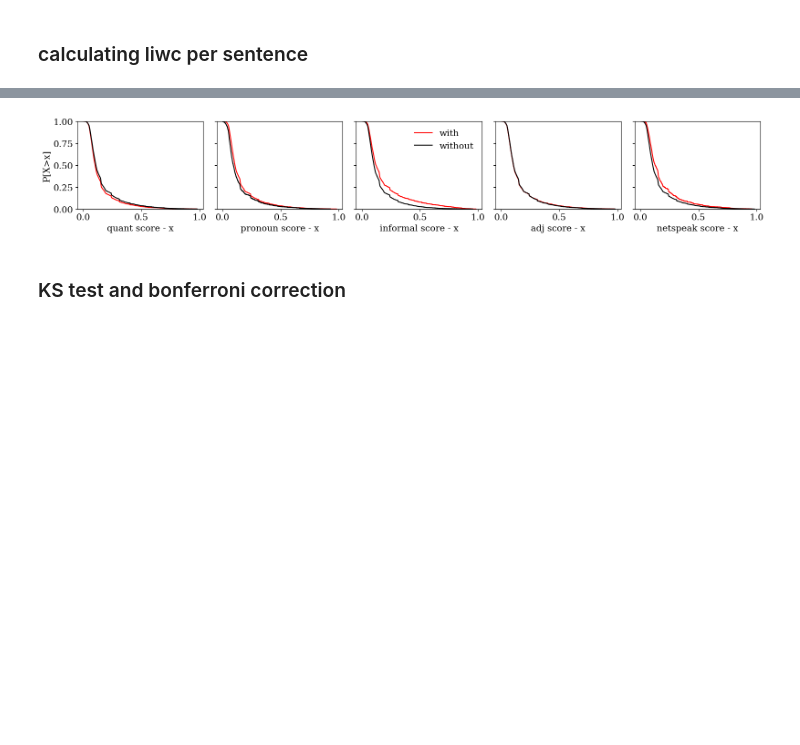
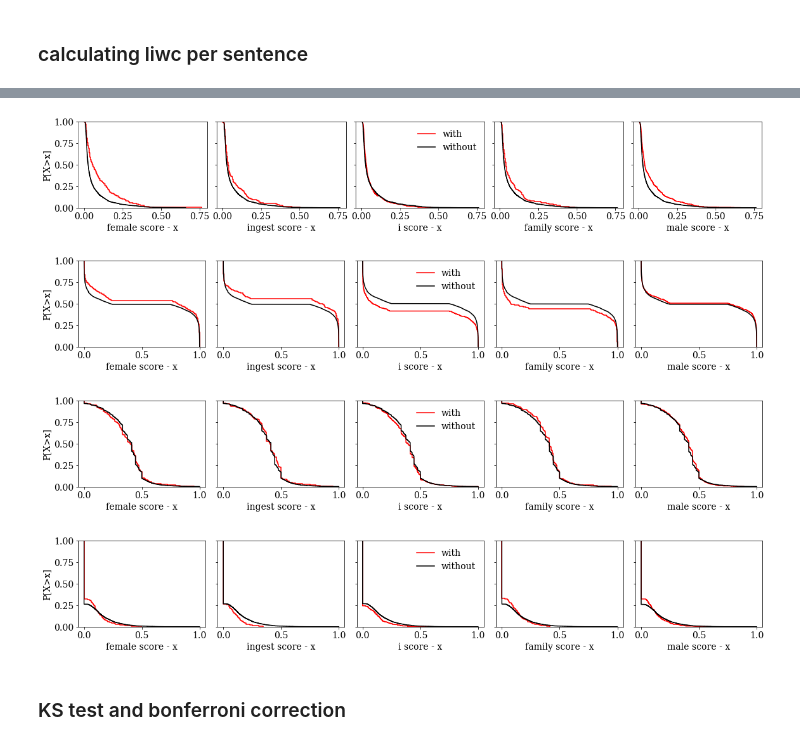
Before and after one commit to Guilherme26/dissertation, a Jupyter notebook: notebooks/liwc_analisys_article.ipynb, the cells around one changed output, grey strips where cells are left out. Saved outputs shown, nothing was run; the diff lists cells and outputs as text; code cells hidden in the pictures; blank space fills up the shorter version.

```diff
--- a/notebooks/liwc_analisys_article.ipynb
+++ b/notebooks/liwc_analisys_article.ipynb
@@ -158,5 +219,5 @@ experiments[idx].sort_values('pvalue')
 # %%
-ploting_vars = ['quant','pronoun','informal','adj','netspeak']
+ploting_vars = ['informal','ingest','i','family','male']
 
 fig, axes = plt.subplots(1, 5,sharey=True,sharex=False,figsize=(16,2.8))
 axes = axes.ravel()
@@ -193,6 +254,6 @@ for i,var in enumerate(ploting_vars):
     axes[i].set(ylabel='P[X>x]',xlabel='%s score - x'%var)
 
 fig.tight_layout()
-plt.savefig('liwc_dists.pdf')
+# plt.savefig('liwc_dists.pdf')
 plt.show()
 # %% [output]
@@ -200,2 +260,0 @@ plt.show()
-# %%
-g.legend_.set_zorder()
@@ -256,0 +265,5 @@ sentences_liwc_counts_scored = sentences_liwc_counts_scored.fillna(0)
+# %%
+scores_liwc = df.copy()
+scores_liwc['len'] = scores_liwc.text.str.split(' ').str.len()
+scores_liwc = scores_liwc.reset_index().rename(columns={'index':'sentence_id'})
+scores_liwc.head()
@@ -256,0 +277,5 @@ sentences_liwc_counts_scored = sentences_liwc_counts_scored.fillna(0)
+# %%
+# sentences_liwc_counts_scored
+sentences_liwc_counts_scored = liwc_df_norm.reset_index(drop=False).rename(columns={'index':'sentence_id'})
+sentences_liwc_counts_scored = sentences_liwc_counts_scored.merge(scores_liwc[[i for i in scores_liwc.columns if 'score' in i]+['sentence_id']], on='sentence_id')
+sentences_liwc_counts_scored.head()
@@ -257,36 +290,40 @@ sentences_liwc_counts_scored = sentences_liwc_counts_scored.fillna(0)
 # %%
-ploting_vars = ['quant','pronoun','informal','adj','netspeak']
+ploting_vars = ['female','ingest','i','family','male']
 
-fig, axes = plt.subplots(1, 5,sharey=True,sharex=False,figsize=(16,2.8))
-axes = axes.ravel()
+for score in [i for i in scores_liwc.columns if 'score' in i]:
+    fig, axes = plt.subplots(1, 5,sharey=True,sharex=False,figsize=(16,2.8))
+    axes = axes.ravel()
 
-for i,var in enumerate(ploting_vars):
-    if i==2:
-        g2 = sns.ecdfplot(sentences_liwc_counts_scored[sentences_liwc_counts_scored[var]>0].score, complementary=True,ax=axes[i],legend=True, color='red')
-        g1 = sns.ecdfplot(sentences_liwc_counts_scored[sentences_liwc_counts_scored[var]==0].score, complementary=True,ax=axes[i],legend=True,color='black')
+    for i,var in enumerate(ploting_vars):
+        if i==2:
+            g2 = sns.ecdfplot(sentences_liwc_counts_scored[sentences_liwc_counts_scored[var]>0][score], complementary=True,ax=axes[i],legend=True, color='red')
+            g1 = sns.ecdfplot(sentences_liwc_counts_scored[sentences_liwc_counts_scored[var]==0][score], complementary=True,ax=axes[i],legend=True,color='black')
 
-#         break
-        g2.legend(['with','without'])
-        g1.legend_.set_title(None)
+    #         break
+            g2.legend(['with','without'])
+            g1.legend_.set_title(None)
 
-        new_labels = ['with','without']
-        for t, l in zip(g.legend_.texts, new_labels):
-            t.set_text(l)
-        g2.legend_.set_frame_on(False)
-        g2.legend_.set_frame_on(False)
+            new_labels = ['with','without']
+            for t, l in zip(g.legend_.texts, new_labels):
+                t.set_text(l)
+            g2.legend_.set_frame_on(False)
+            g2.legend_.set_frame_on(False)
 
-    else:
-        sns.ecdfplot(sentences_liwc_counts_scored[sentences_liwc_counts_scored[var]>0].score, complementary=True,ax=axes[i],legend=False,color='red')
-        g1 = sns.ecdfplot(sentences_liwc_counts_scored[sentences_liwc_counts_scored[var]==0].score, complementary=True,ax=axes[i],legend=False,color='black')
+        else:
+            sns.ecdfplot(sentences_liwc_counts_scored[sentences_liwc_counts_scored[var]>0][score], complementary=True,ax=axes[i],legend=False,color='red')
+            g1 = sns.ecdfplot(sentences_liwc_counts_scored[sentences_liwc_counts_scored[var]==0][score], complementary=True,ax=axes[i],legend=False,color='black')
 
 
-    axes[i].set(ylabel='P[X>x]',xlabel='%s score - x'%var)
+        axes[i].set(ylabel='P[X>x]',xlabel='%s score - x'%var)
 
-fig.tight_layout()
-plt.savefig('liwc_toxicity_dists.pdf')
-plt.show()
+    fig.tight_layout()
+    # plt.savefig('liwc_toxicity_dists.pdf')
+    plt.show()
 # %% [output]
-[figure, old version]
+[figure, new version]
+[figure, added]
+[figure, added]
+[figure, added]
 # %% [markdown]
 ### KS test and bonferroni correction
 # %%
```
Also changed, not shown: parts of 26 cells of this notebook, 3 other files.
